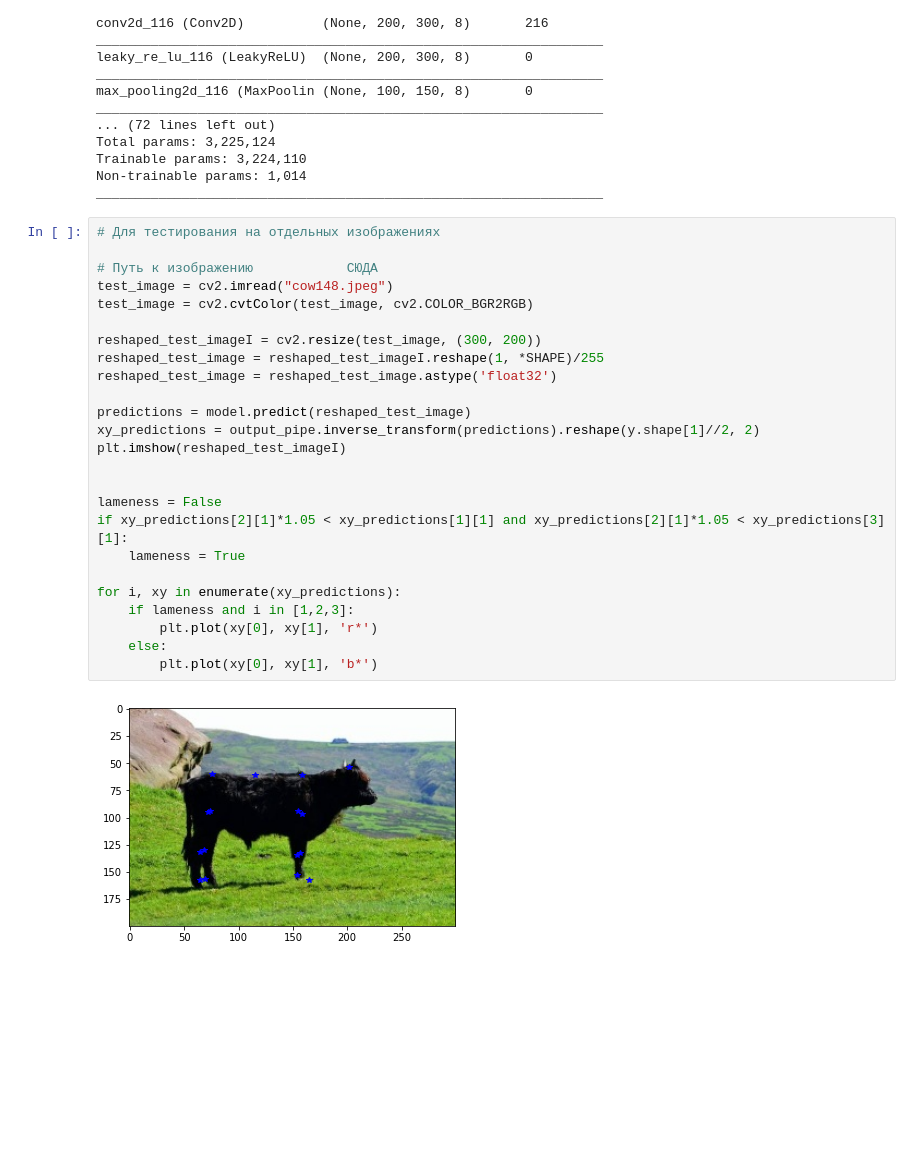
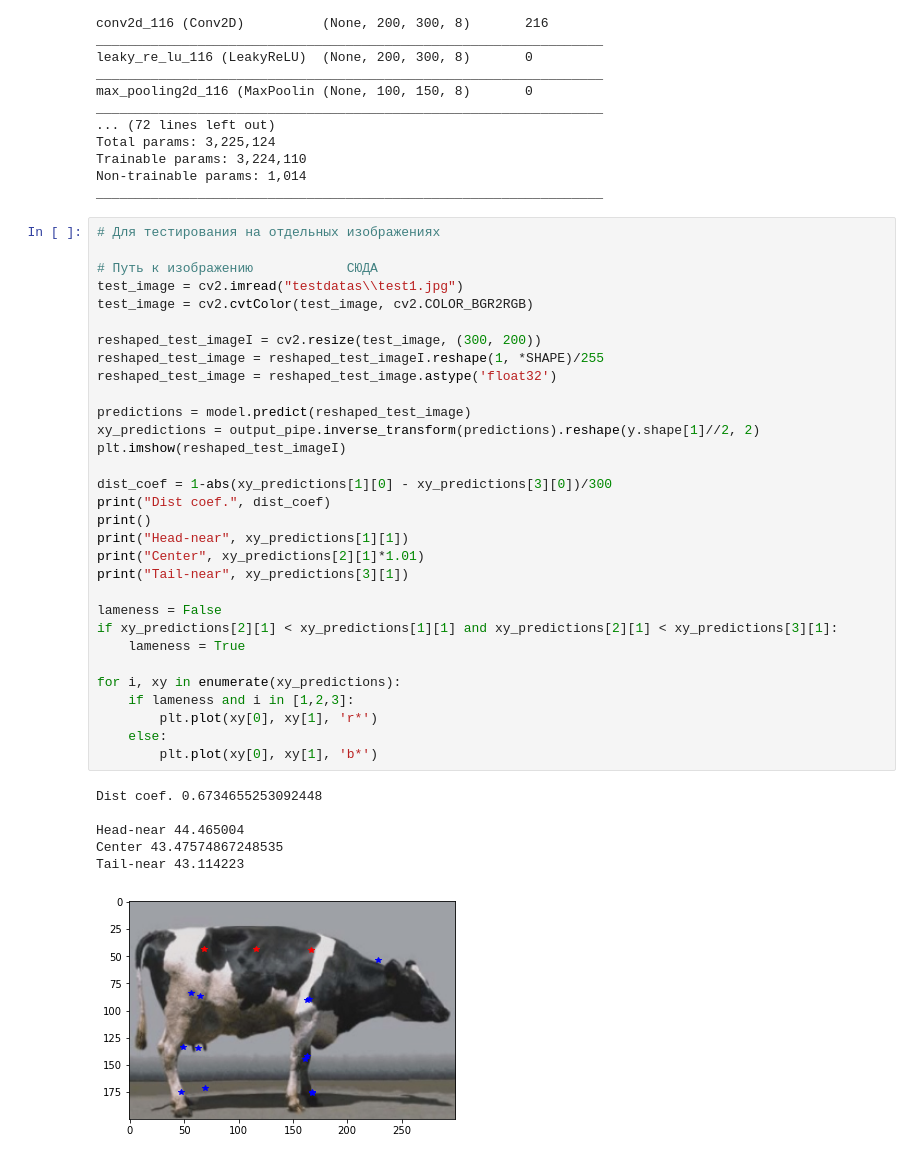
Before and after one commit to Yerlan999/CowPoseDetection-KazATU, a Jupyter notebook: modules/keras_model_spec.ipynb, the cells around one changed output. Saved outputs shown, nothing was run; the diff lists cells and outputs as text; blank space fills up the shorter version.

```diff
--- a/modules/keras_model_spec.ipynb
+++ b/modules/keras_model_spec.ipynb
@@ -292,30 +292,41 @@ _________________________________________________________________
 # %%
 # Для тестирования на отдельных изображениях
 
 # Путь к изображению            СЮДА
-test_image = cv2.imread("cow148.jpeg")
+test_image = cv2.imread("testdatas\\test1.jpg")
 test_image = cv2.cvtColor(test_image, cv2.COLOR_BGR2RGB)
 
 reshaped_test_imageI = cv2.resize(test_image, (300, 200))
 reshaped_test_image = reshaped_test_imageI.reshape(1, *SHAPE)/255
 reshaped_test_image = reshaped_test_image.astype('float32')
 
 predictions = model.predict(reshaped_test_image)
 xy_predictions = output_pipe.inverse_transform(predictions).reshape(y.shape[1]//2, 2)
 plt.imshow(reshaped_test_imageI)
 
+dist_coef = 1-abs(xy_predictions[1][0] - xy_predictions[3][0])/300
+print("Dist coef.", dist_coef)
+print()
+print("Head-near", xy_predictions[1][1])
+print("Center", xy_predictions[2][1]*1.01)
+print("Tail-near", xy_predictions[3][1])
 
 lameness = False
-if xy_predictions[2][1]*1.05 < xy_predictions[1][1] and xy_predictions[2][1]*1.05 < xy_predictions[3][1]:
+if xy_predictions[2][1] < xy_predictions[1][1] and xy_predictions[2][1] < xy_predictions[3][1]:
     lameness = True
 
 for i, xy in enumerate(xy_predictions):
     if lameness and i in [1,2,3]:
         plt.plot(xy[0], xy[1], 'r*')
     else:
         plt.plot(xy[0], xy[1], 'b*')
 # %% [output]
+Dist coef. 0.6734655253092448
+
+Head-near 44.465004
+Center 43.47574867248535
+Tail-near 43.114223
-[figure, old version]
+[figure, new version]
 # %%
 # Для тестирования на видеоизображениях + произведение записи
 
```
Also changed, not shown: parts of 1 cell of this notebook, 16 other files.
